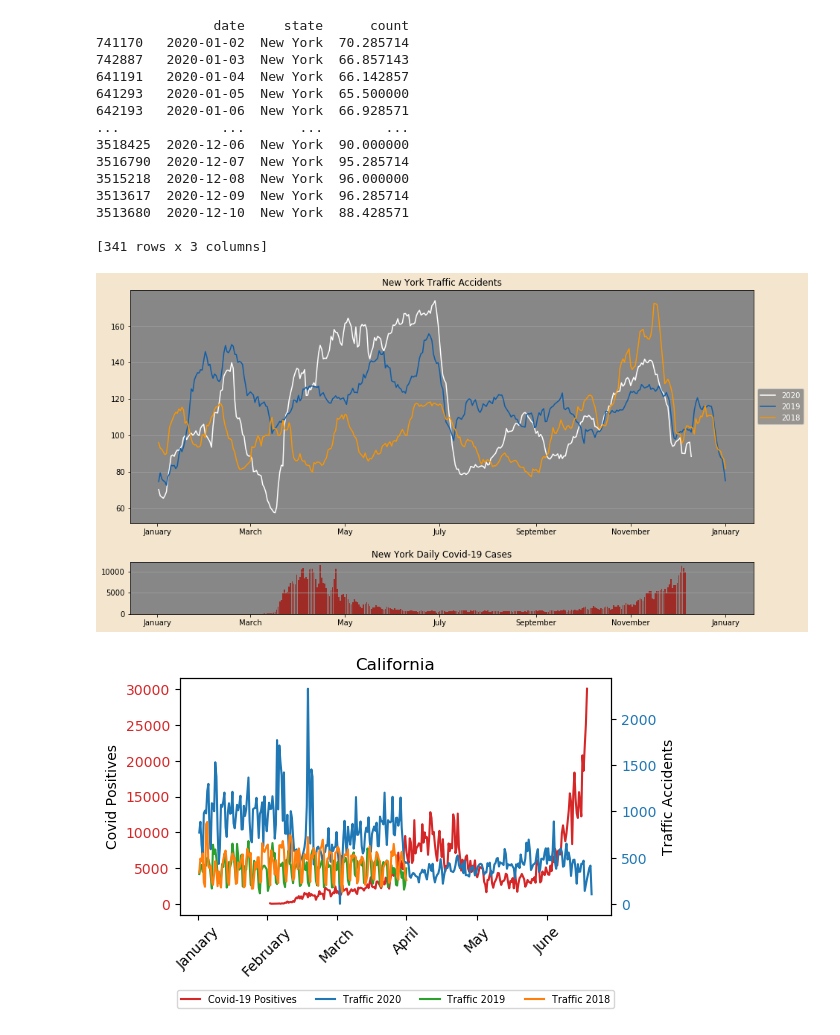
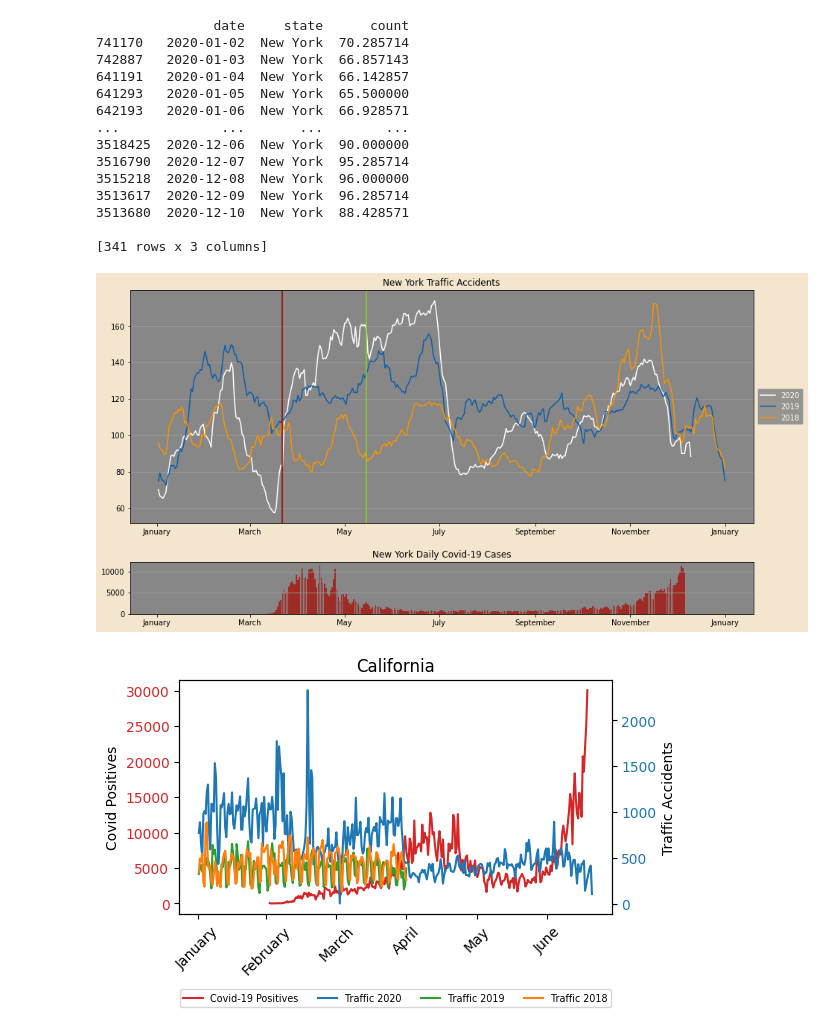
Before and after one commit to nesattorney/BED2056-project, a Jupyter notebook: project.ipynb, the cells around one changed output. Cells and saved outputs as stored; diff of their text form; code cells hidden in the pictures.

Commit message:
Add stay at home order to plot

```diff
--- a/project.ipynb
+++ b/project.ipynb
@@ -9,6 +9,7 @@ covid_all_path = "data/covid/us_covid19_daily.csv"
 traffic_path = "data/traffic/US_Accidents_June20.csv"
 traffic_path_2020_2 = "data/traffic/mq_accidents_2020_2.csv"
 traffic_path_2020_2_bing = "data/traffic/bg_accidents_2020_2.csv"
+stay_home_order_path = 'data/events/usa_stay_home.csv'
 
 covid_data = pd.read_csv(covid_path, usecols=['date', 'state', 'positive', 'negative', 'totalTestResults', 'hospitalizedCurrently', 'hospitalizedCumulative', 'death'])
 covid_all_data = pd.read_csv(covid_all_path, usecols=['date', 'positive'])
@@ -25,6 +26,8 @@ traffic_data_2020_2_bing = traffic_data_2020_2.rename(columns={'StartTime(UTC)':
 
 traffic_data = traffic_data.append(traffic_data_2020_2, ignore_index=True)
 traffic_data = traffic_data.append(traffic_data_2020_2_bing, ignore_index=True)
+
+stay_home_order_data = pd.read_csv(stay_home_order_path)
 # %%
 population_path = 'data/population/nst-est2019-alldata.csv'
 population_data = pd.read_csv(population_path, usecols=['NAME', 'POPESTIMATE2018', 'POPESTIMATE2019'])
@@ -102,6 +103,19 @@ def get_daily_covid_contry():
     return covid_none_cumulative
 # %%
 def plot_covid_state_bar(state, moving_avg_window):
+
+    # Extract the stay at home order data for the given state
+    stay_home_order_state = stay_home_order_data.loc[stay_home_order_data['State'] == state]
+    stay_at_home_start_date = None
+    stay_at_home_end_date = None
+
+    for row in stay_home_order_state['Stay_Home']:
+        if not pd.isnull(row):
+            stay_at_home_start_date = row
+
+    for row in stay_home_order_state['End_Home']:
+        if not pd.isnull(row):
+            stay_at_home_end_date = row
 
     # Extract the covid data for the given state
     state_covid_data = covid_data.loc[covid_data['state'] == state]
@@ -160,10 +174,22 @@ def plot_covid_state_bar(state, moving_avg_window):
 
     top = plt.subplot2grid((4, 4), (0, 0), rowspan=3, colspan=4)
     top.plot(dates_traffic_2020, accidents_2020, color='white', label='2020')
-    top.plot(dates_traffic_2019, accidents_2019, color='#0D5EAB', label='2019', linewidth = 10)
-    top.plot(dates_traffic_2018, accidents_2018, color='#FA9500', label='2018', , linewidth = 10)
+    top.plot(dates_traffic_2019, accidents_2019, color='#0D5EAB', label='2019')
+    top.plot(dates_traffic_2018, accidents_2018, color='#FA9500', label='2018')
     plt.title(state + " Traffic Accidents")
     top_legend = plt.legend(facecolor='gray', loc='center left', bbox_to_anchor=(1, 0.5))
+
+    # Plot stay at home
+    if stay_at_home_start_date != None:
+        stay_at_home_start_date = '2020-' + str(stay_at_home_start_date)
+        stay_at_home_start_date = datetime.datetime.strptime(stay_at_home_start_date, '%Y-%d-%m').date()
+        top.axvline(x=stay_at_home_start_date, color='#990000')
+
+
+    if stay_at_home_end_date != None:
+        stay_at_home_end_date = '2020-' + str(stay_at_home_end_date)
+        stay_at_home_end_date = datetime.datetime.strptime(stay_at_home_end_date, '%Y-%d-%m').date()
+        top.axvline(x=stay_at_home_end_date, color='#84DE02')
 
     # Change font color of legend labels
     for label in top_legend.get_texts():
@@ -184,34 +210,34 @@ def plot_covid_state_bar(state, moving_avg_window):
     # Add the covid along the bottom
     bottom = plt.subplot2grid((4, 4), (3, 0), rowspan=1, colspan=4, sharex=top)
     plt.grid(which="both", axis="y", color="#9f9f9f")
     bottom.bar(dates_covid, positives, color='#9E2B25')
     plt.title(state + ' Daily Covid-19 Cases')
     plt.subplots_adjust(hspace=0.75)
     plt.gcf().set_size_inches(15, 8)
 
     bottom.set_facecolor('#878787')
 
     # Replace xtick label dates with corresponding month names.
     top.set_xticklabels(['January', 'March', 'May', 'July', 'September', 'November', 'January'])
 
 
 plot_covid_state_bar('New York', 14)
 # %% [output]
                date     state      count
 741170   2020-01-02  New York  70.285714
 742887   2020-01-03  New York  66.857143
 641191   2020-01-04  New York  66.142857
 641293   2020-01-05  New York  65.500000
 642193   2020-01-06  New York  66.928571
 ...             ...       ...        ...
 3518425  2020-12-06  New York  90.000000
 3516790  2020-12-07  New York  95.285714
 3515218  2020-12-08  New York  96.000000
 3513617  2020-12-09  New York  96.285714
 3513680  2020-12-10  New York  88.428571
 
 [341 rows x 3 columns]
-[figure, old version]
+[figure, new version]
 # %%
 import datetime
 def plot_covid_state(state, moving_avg_window):
```
Also changed, not shown: parts of 2 cells of this notebook.
